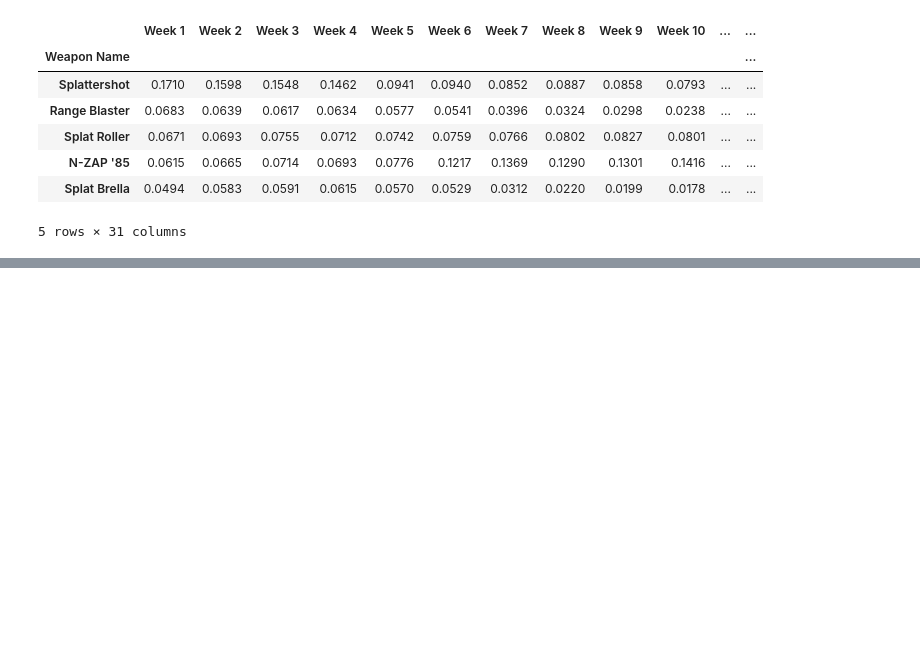
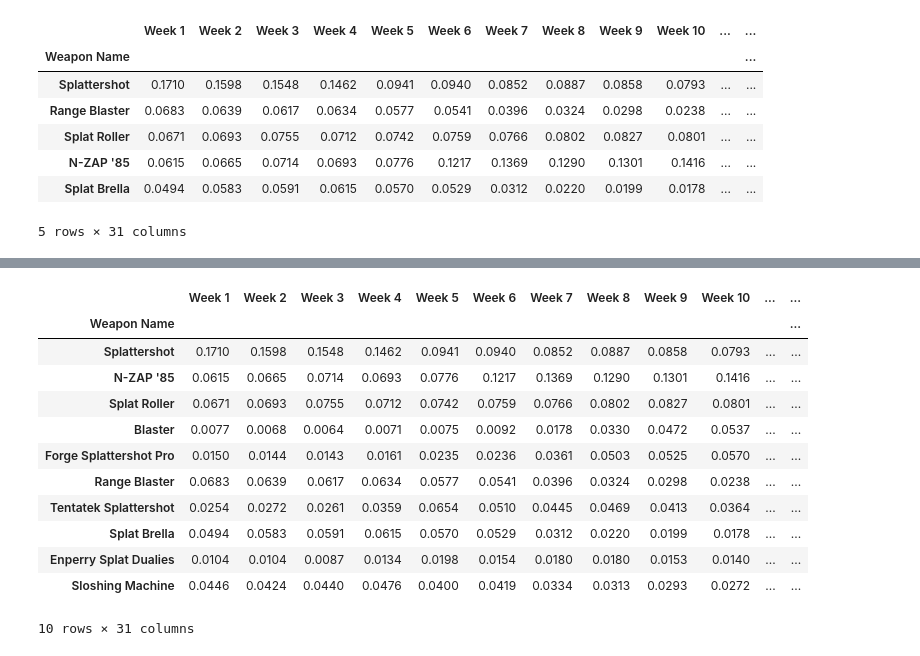
Before and after one commit to Rokushou/Splatoon2_Meta_EDA, a Jupyter notebook: EDA.ipynb, the cells around one changed output, grey strips where cells are left out. Saved outputs shown, nothing was run; the diff lists cells and outputs as text; code cells hidden in the pictures; blank space fills up the shorter version.

```diff
--- a/EDA.ipynb
+++ b/EDA.ipynb
@@ -81,0 +128,19 @@ df
+# %%
+# Top 10 in peak usage
+tdf = usage_df.transpose()
+peak = tdf.reindex(tdf.max().sort_values(ascending=False).index, axis=1).transpose().head(10)
+peak
+# %% [output]
+|  | Week 1 | Week 2 | Week 3 | Week 4 | Week 5 | Week 6 | Week 7 | Week 8 | Week 9 | Week 10 | ... | ... |
+| Weapon Name |  |  |  |  |  |  |  |  |  |  |  | ... |
+| Splattershot | 0.1710 | 0.1598 | 0.1548 | 0.1462 | 0.0941 | 0.0940 | 0.0852 | 0.0887 | 0.0858 | 0.0793 | ... | ... |
+| N-ZAP '85 | 0.0615 | 0.0665 | 0.0714 | 0.0693 | 0.0776 | 0.1217 | 0.1369 | 0.1290 | 0.1301 | 0.1416 | ... | ... |
+| Splat Roller | 0.0671 | 0.0693 | 0.0755 | 0.0712 | 0.0742 | 0.0759 | 0.0766 | 0.0802 | 0.0827 | 0.0801 | ... | ... |
+| Blaster | 0.0077 | 0.0068 | 0.0064 | 0.0071 | 0.0075 | 0.0092 | 0.0178 | 0.0330 | 0.0472 | 0.0537 | ... | ... |
+| Forge Splattershot Pro | 0.0150 | 0.0144 | 0.0143 | 0.0161 | 0.0235 | 0.0236 | 0.0361 | 0.0503 | 0.0525 | 0.0570 | ... | ... |
+| Range Blaster | 0.0683 | 0.0639 | 0.0617 | 0.0634 | 0.0577 | 0.0541 | 0.0396 | 0.0324 | 0.0298 | 0.0238 | ... | ... |
+| Tentatek Splattershot | 0.0254 | 0.0272 | 0.0261 | 0.0359 | 0.0654 | 0.0510 | 0.0445 | 0.0469 | 0.0413 | 0.0364 | ... | ... |
+| Splat Brella | 0.0494 | 0.0583 | 0.0591 | 0.0615 | 0.0570 | 0.0529 | 0.0312 | 0.0220 | 0.0199 | 0.0178 | ... | ... |
+| Enperry Splat Dualies | 0.0104 | 0.0104 | 0.0087 | 0.0134 | 0.0198 | 0.0154 | 0.0180 | 0.0180 | 0.0153 | 0.0140 | ... | ... |
+| Sloshing Machine | 0.0446 | 0.0424 | 0.0440 | 0.0476 | 0.0400 | 0.0419 | 0.0334 | 0.0313 | 0.0293 | 0.0272 | ... | ... |
+10 rows × 31 columns
```
Also changed, not shown: parts of 14 cells of this notebook.
